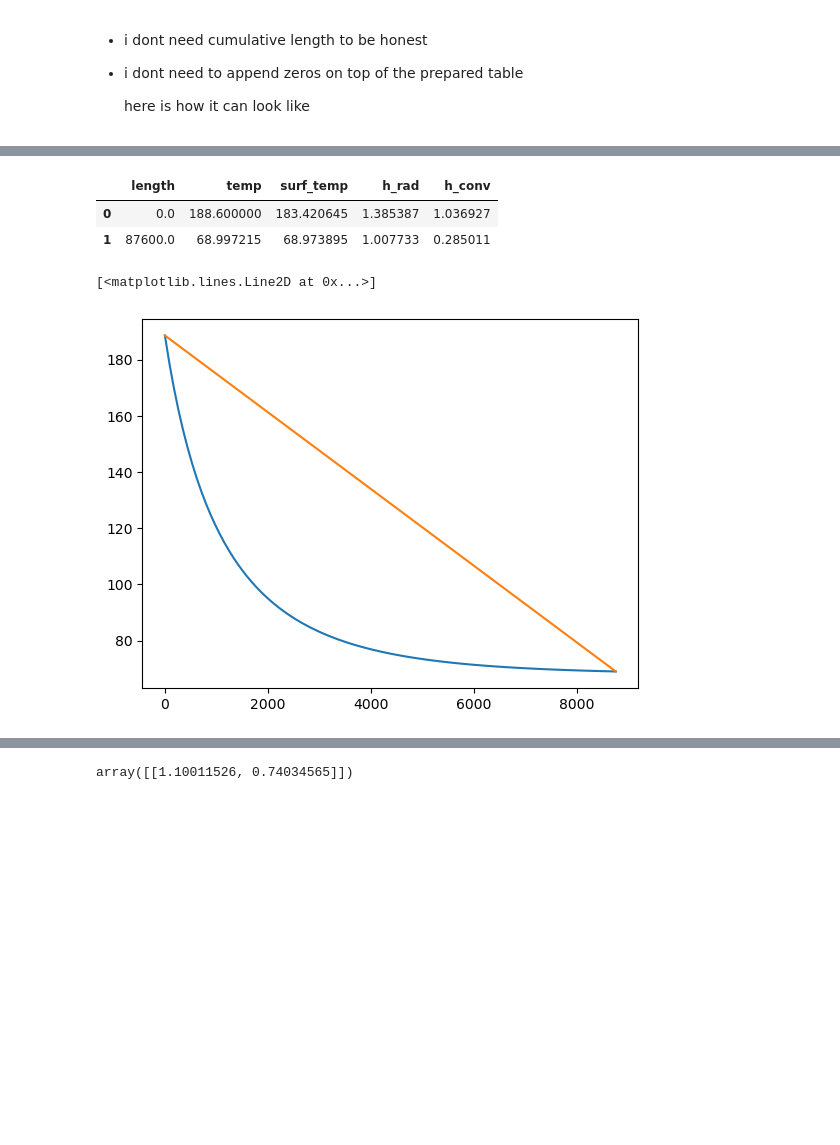
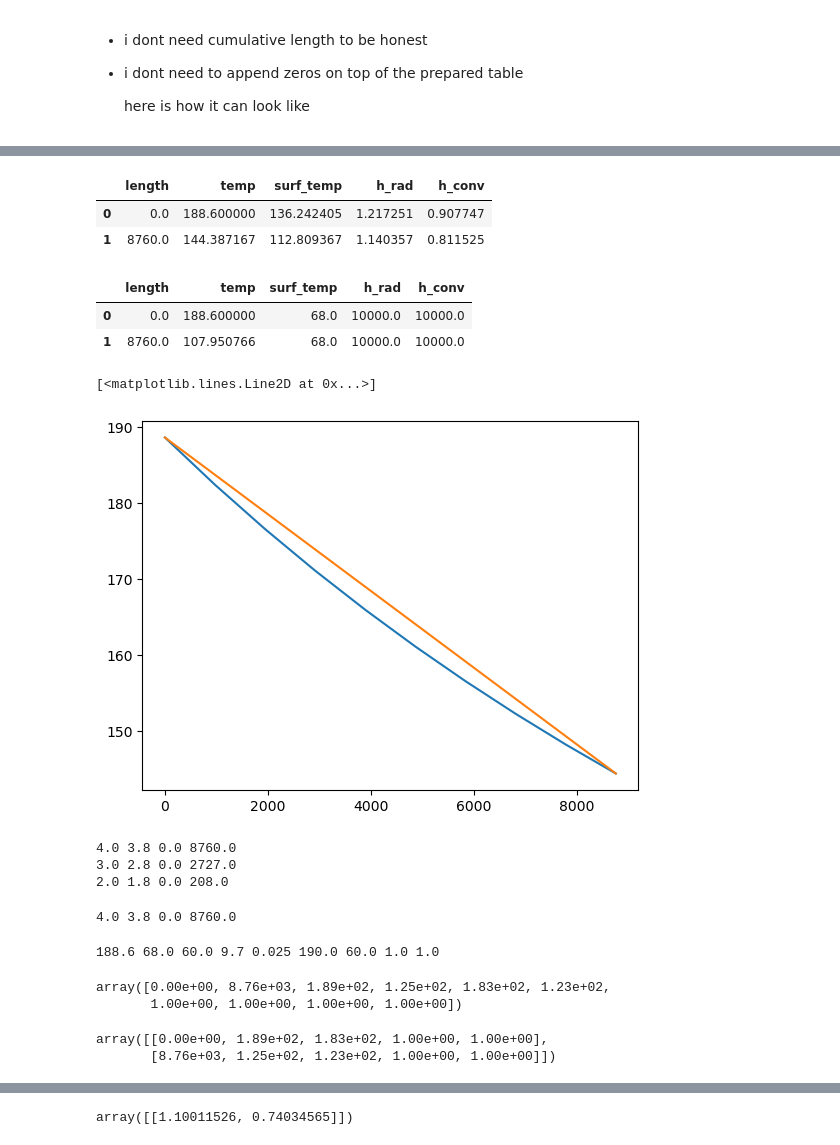
Before and after one commit to jack-sparrowh/heat_loss_on_piping, a Jupyter notebook: class approach.ipynb, the cells around one changed output, grey strips where cells are left out. Drawn from its saved outputs; the diff is of its cells as text; code cells hidden in the pictures; blank space fills up the shorter version.

```diff
--- a/class approach.ipynb
+++ b/class approach.ipynb
@@ -202,7 +206,7 @@ class Piping_Section:
 
         return self.minim.x
 
-    def temperature_profile(self, n=2):
+    def temperature_profile(self, n=2, mode='exact'):
 
         temp_profile = []
         surf_temp_profile = []
@@ -210,8 +214,13 @@ class Piping_Section:
         segment_length_profile = []
         for _l in np.linspace(0, self.segment_length, n):
 
-            _T_surf_l = self.find_surface_temp(_l)
-            _h_comb_vec_l = self.h_comb(_T_surf_l).flatten()
+            if mode.lower() == 'exact':
+                _T_surf_l = self.find_surface_temp(_l)
+                _h_comb_vec_l = self.h_comb(_T_surf_l).flatten()
+            elif mode.lower() == 'conservative':
+                _T_surf_l = self.ambient_temperature
+                _h_comb_vec_l = 10000 * np.ones(2)
+
             _T_l = self.T(_l, _h_comb_vec_l.sum())
 
             temp_profile.append(_T_l)
@@ -226,16 +235,48 @@ class Piping_Section:
 
         return _result_df
 # %%
-ps1 = Piping_Section(4, 3.8, 0.0, 87600, 0, 188.6, 68, 60, 9.75, 0.025, 60, 190, 1, a.h_combined)
+ps1 = Piping_Section(4, 3.8, 0.1, 8760, 0, 188.6, 68, 60, 9.75, 0.025, 60, 190, 1, a.h_combined)
 # %%
 ps1.temperature_profile()
 # %% [output]
 |  | length | temp | surf_temp | h_rad | h_conv |
-| 0 | 0.0 | 188.600000 | 183.420645 | 1.385387 | 1.036927 |
-| 1 | 87600.0 | 68.997215 | 68.973895 | 1.007733 | 0.285011 |
+| 0 | 0.0 | 188.600000 | 136.242405 | 1.217251 | 0.907747 |
+| 1 | 8760.0 | 144.387167 | 112.809367 | 1.140357 | 0.811525 |
+# %%
+ps1.temperature_profile(mode='conservative')
+# %% [output]
+|  | length | temp | surf_temp | h_rad | h_conv |
+| 0 | 0.0 | 188.600000 | 68.0 | 10000.0 | 10000.0 |
+| 1 | 8760.0 | 107.950766 | 68.0 | 10000.0 | 10000.0 |
 # %%
-plt.plot(np.linspace(0, 8760, 100), ps1.temperature_profile(100).temp)
+plt.plot(np.linspace(0, 8760, 10), ps1.temperature_profile(10).temp)
 plt.plot([0, 8760], ps1.temperature_profile().temp)
 # %% [output]
 [<matplotlib.lines.Line2D at 0x...>]
-[figure, old version]
+[figure, new version]
+# %%
+for row in user_table_raw.iterrows():
+    print(*row[1])
+# %% [output]
+4.0 3.8 0.0 8760.0
+3.0 2.8 0.0 2727.0
+2.0 1.8 0.0 208.0
+# %%
+print(*user_table_raw.iloc[0, :])
+# %% [output]
+4.0 3.8 0.0 8760.0
+# %%
+print(*properties_table)
+# %% [output]
+188.6 68.0 60.0 9.7 0.025 190.0 60.0 1.0 1.0
+# %%
+ps1 = Piping_Section(*user_table_raw.iloc[0, :], 0, *properties_table[:-1], a.h_combined)
+ps1.temperature_profile().values.T.flatten().round(0)
+# %% [output]
+array([0.00e+00, 8.76e+03, 1.89e+02, 1.25e+02, 1.83e+02, 1.23e+02,
+       1.00e+00, 1.00e+00, 1.00e+00, 1.00e+00])
+# %%
+ps1.temperature_profile().values.round(0)
+# %% [output]
+array([[0.00e+00, 1.89e+02, 1.83e+02, 1.00e+00, 1.00e+00],
+       [8.76e+03, 1.25e+02, 1.23e+02, 1.00e+00, 1.00e+00]])
```
Also changed, not shown: parts of 18 cells of this notebook.
